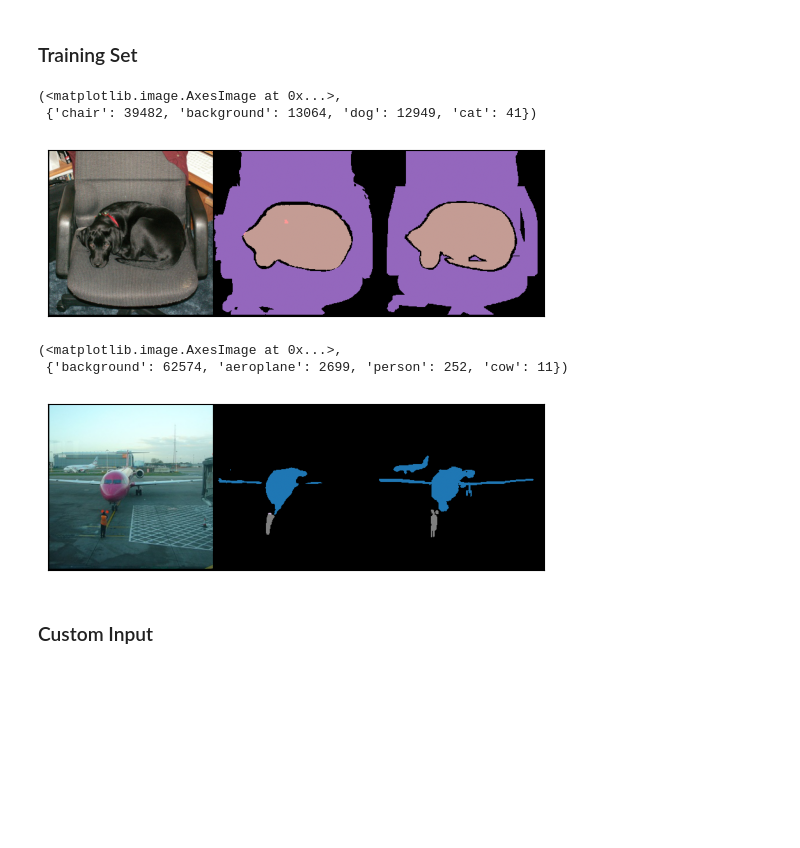
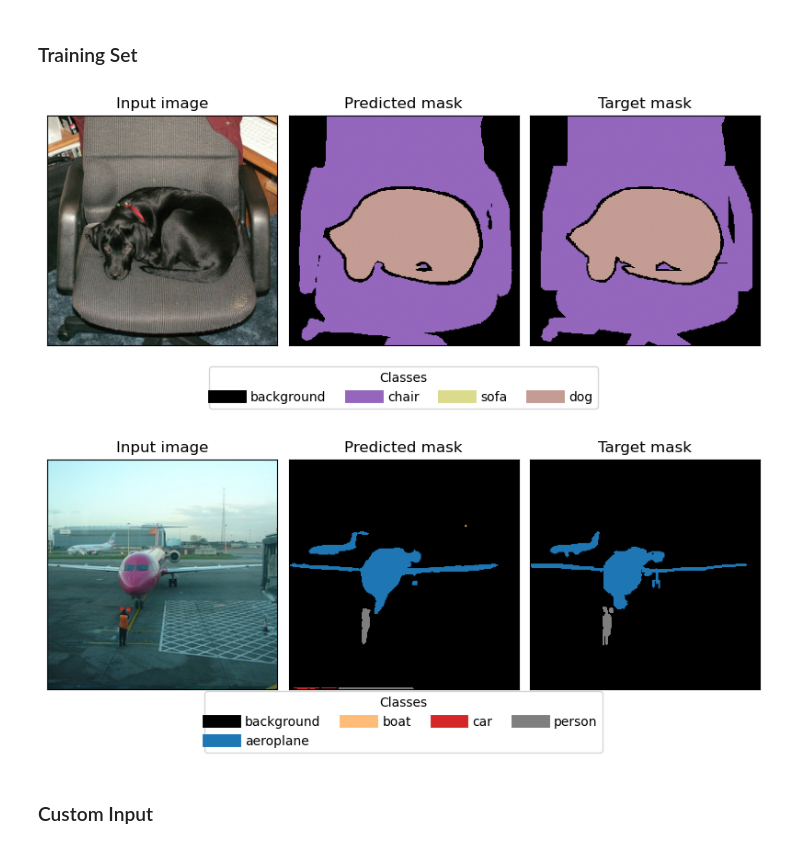
Before and after one commit to akors/dogunet, a Jupyter notebook: nb/dogunet-analyze.ipynb, the cells around one changed output. Cells and saved outputs as stored; diff of their text form; code cells hidden in the pictures; blank space fills up the shorter version.

```diff
--- a/nb/dogunet-analyze.ipynb
+++ b/nb/dogunet-analyze.ipynb
@@ -125,3 +137,30 @@ def infer_ds_sample(sample: Tuple[torch.Tensor, torch.Tensor], model=model):
     p = visualize.imshow_tensor(grid)
 
     return p, top_k_classpixels
+# %%
+def infer_ds_sample(sample: Tuple[torch.Tensor, torch.Tensor], model=model, fig=None):
+    # get current figure if it was not provided
+    fig = fig if fig else plt.gcf()
+
+    # take out sample, add singleton batch dimension
+    img, mask = sample
+    img = img.unsqueeze(0)
+    mask = mask[0,:].unsqueeze(0)
+
+    # do prediction
+    with torch.no_grad():
+        pred = model(img.to(device))
+        pred = pred.to(device='cpu')
+        pred_amax = torch.argmax(pred, dim=1)
+
+    # get all unique classes in prediction
+    show_classes = set((t.item() for t in pred_amax[0,:].unique()))
+    # add all unique classes in mask
+    show_classes.union((t.item() for t in mask[0,:].unique()))
+
+    _, axs = visualize.plot_prediction_comparison(img=tr_img_inv(img[0,:]), prediction_mask=pred_amax[0,:], target_mask=mask[0,:], fig=fig)
+    visualize.make_colormap_legend(ax=plt.gca(), fig=fig, cmap=visualize.cm_tab21, class_names=datasets.CLASSNAMES.values(), only_classes=show_classes)
+
+    top_k_classpixels = topclass_dict(pred_amax)
+
+    return fig, top_k_classpixels
@@ -128,17 +169,17 @@ def infer_ds_sample(sample: Tuple[torch.Tensor, torch.Tensor], model=model):
 # %% [markdown]
 ### Training Set
-# %%
-infer_ds_sample(ds_train[2])
-# %% [output]
-(<matplotlib.image.AxesImage at 0x...>,
- {'chair': 39482, 'background': 13064, 'dog': 12949, 'cat': 41})
-[figure, removed]
-# %%
-infer_ds_sample(ds_train[0])
-# %% [output]
-(<matplotlib.image.AxesImage at 0x...>,
- {'background': 62574, 'aeroplane': 2699, 'person': 252, 'cow': 11})
-[figure, removed]
+# %%
+plt.figure(figsize=(10,4))
+infer_ds_sample(ds_train[2])
+plt.show()
+# %% [output]
+[figure, added]
+# %%
+plt.figure(figsize=(10,4))
+infer_ds_sample(ds_train[0])
+plt.show()
+# %% [output]
+[figure, added]
 # %% [markdown]
 ### Custom Input
 # %%
```
Also changed, not shown: parts of 19 cells of this notebook, 1 other file.
